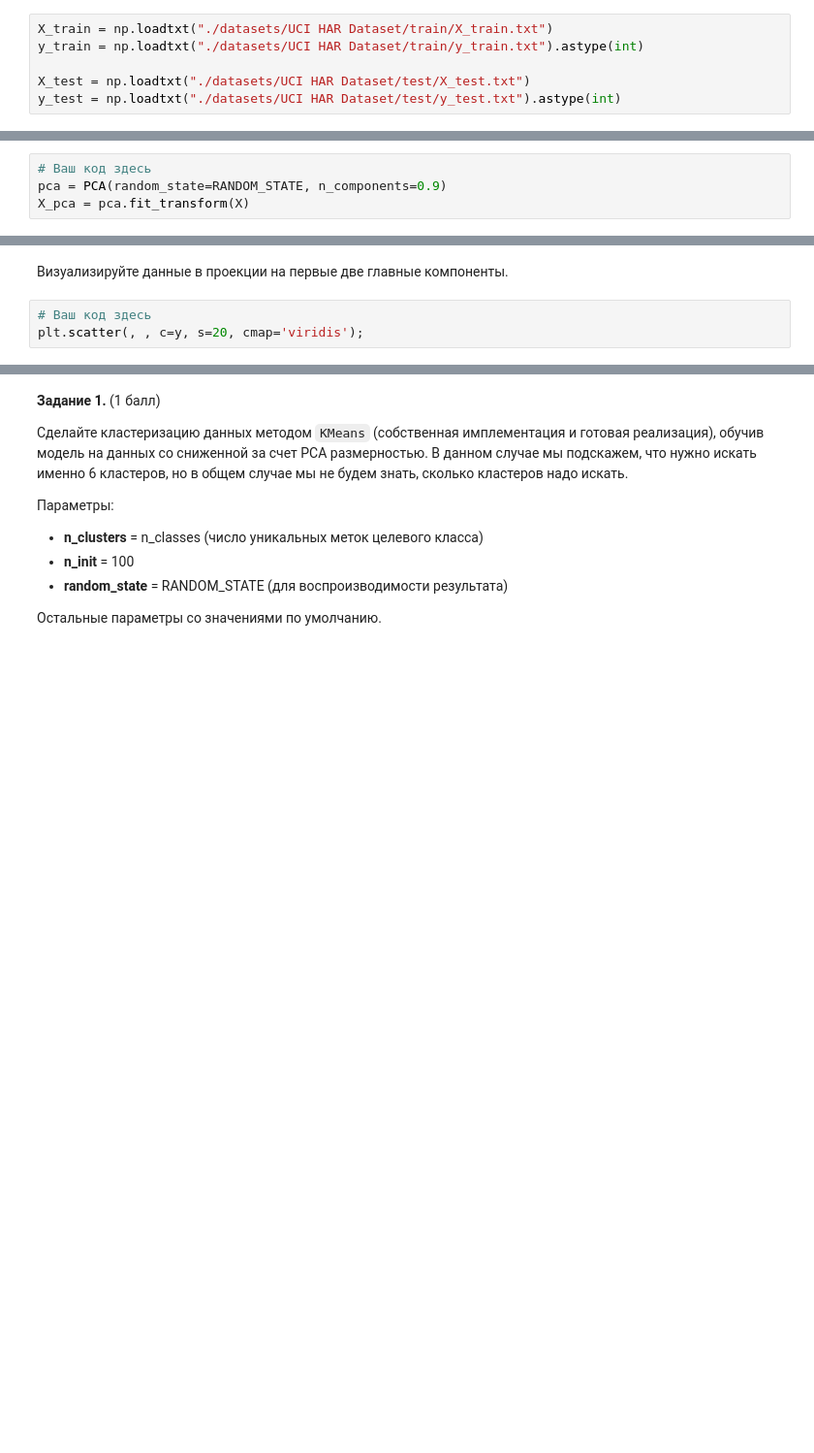
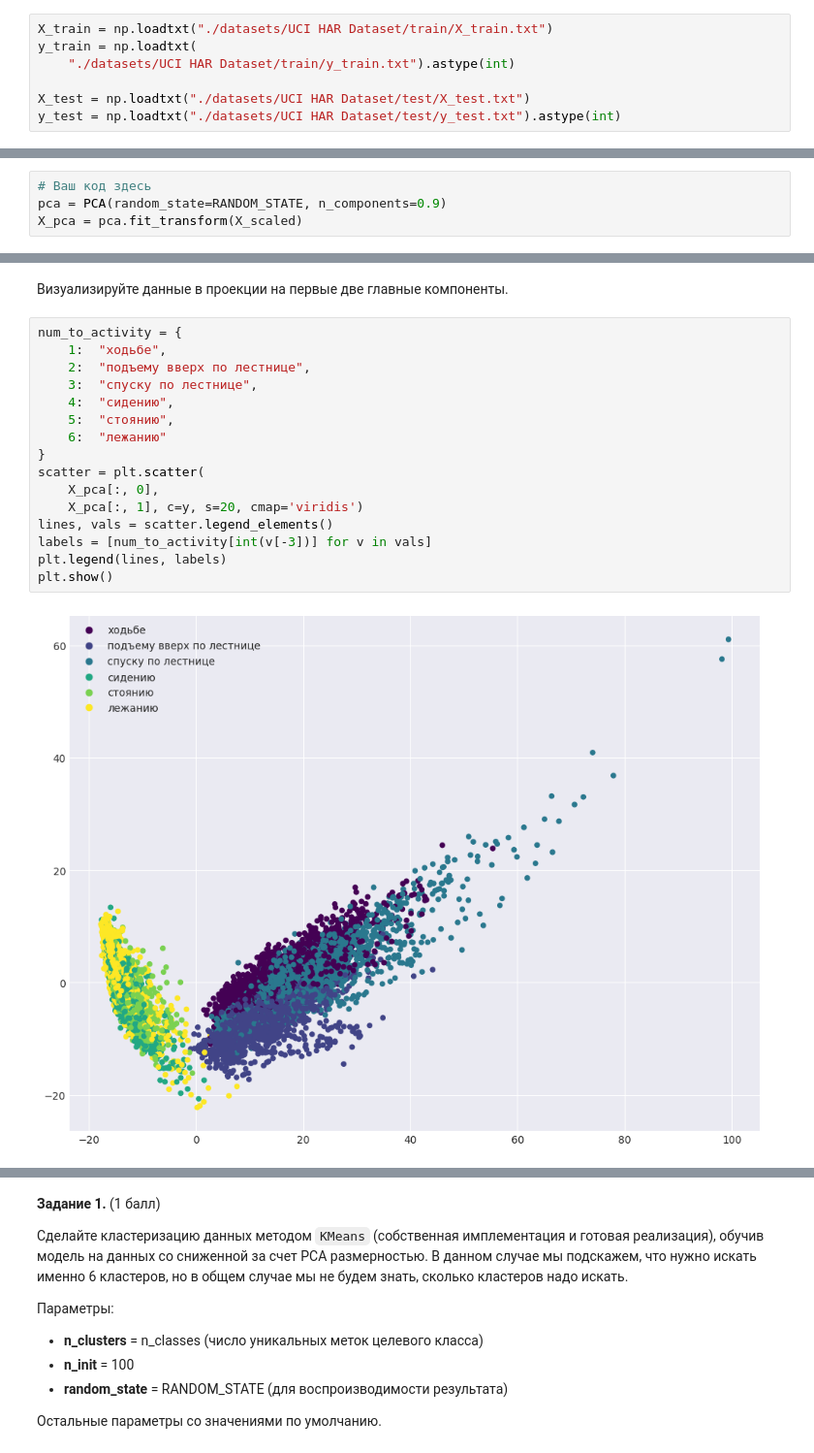
Before and after one commit to zggff/mai_ml, a Jupyter notebook: hw3.ipynb, the cells around one changed output, grey strips where cells are left out. Shown: that part at 97% size. Drawn from its saved outputs; the diff is of its cells as text; blank space fills up the shorter version.

```diff
--- a/hw3.ipynb
+++ b/hw3.ipynb
@@ -42,7 +59,8 @@ from sklearn.svm import LinearSVC
 RANDOM_STATE = 17
 # %%
 X_train = np.loadtxt("./datasets/UCI HAR Dataset/train/X_train.txt")
-y_train = np.loadtxt("./datasets/UCI HAR Dataset/train/y_train.txt").astype(int)
+y_train = np.loadtxt(
+    "./datasets/UCI HAR Dataset/train/y_train.txt").astype(int)
 
 X_test = np.loadtxt("./datasets/UCI HAR Dataset/test/X_test.txt")
 y_test = np.loadtxt("./datasets/UCI HAR Dataset/test/y_test.txt").astype(int)
@@ -87,7 +103,7 @@ X_scaled = scaler.fit_transform(X)
 # %%
 # Ваш код здесь
 pca = PCA(random_state=RANDOM_STATE, n_components=0.9)
-X_pca = pca.fit_transform(X)
+X_pca = pca.fit_transform(X_scaled)
 # %% [markdown]
 **Вопрос 1:** (1 балл)
 
@@ -115,8 +137,23 @@ X_pca = pca.fit_transform(X)
 # %% [markdown]
 Визуализируйте данные в проекции на первые две главные компоненты.
-# %%
-# Ваш код здесь
-plt.scatter(, , c=y, s=20, cmap='viridis');
+# %%
+num_to_activity = {
+    1:  "ходьбе",
+    2:  "подъему вверх по лестнице",
+    3:  "спуску по лестнице",
+    4:  "сидению",
+    5:  "стоянию",
+    6:  "лежанию"
+}
+scatter = plt.scatter(
+    X_pca[:, 0],
+    X_pca[:, 1], c=y, s=20, cmap='viridis')
+lines, vals = scatter.legend_elements()
+labels = [num_to_activity[int(v[-3])] for v in vals]
+plt.legend(lines, labels)
+plt.show()
+# %% [output]
+[figure, added]
 # %% [markdown]
 **Вопрос 3:** (0.5 баллов)
 
```
Also changed, not shown: parts of 33 cells of this notebook, 1 other file.
